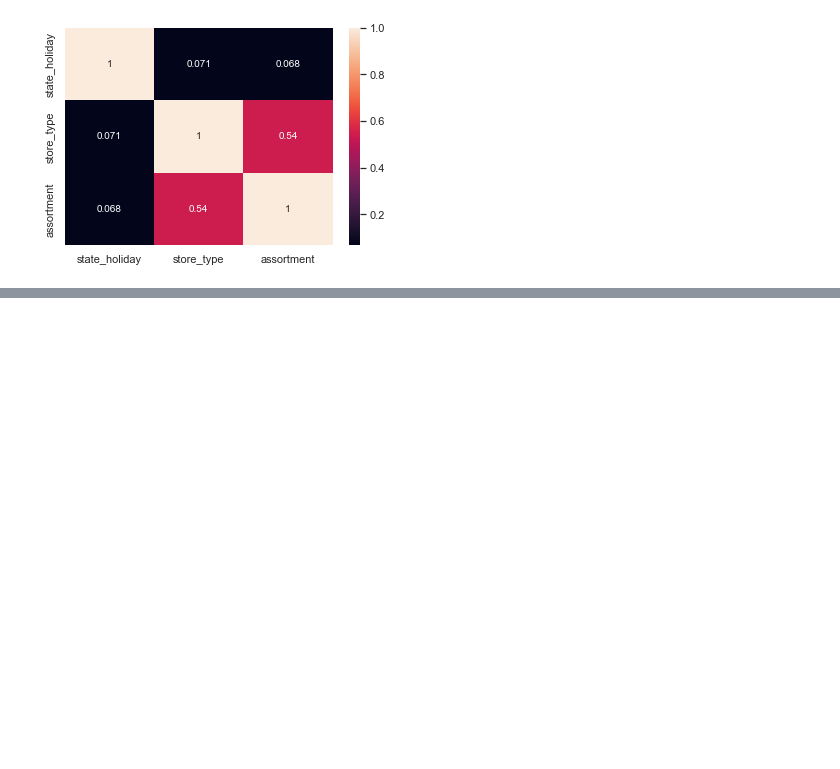
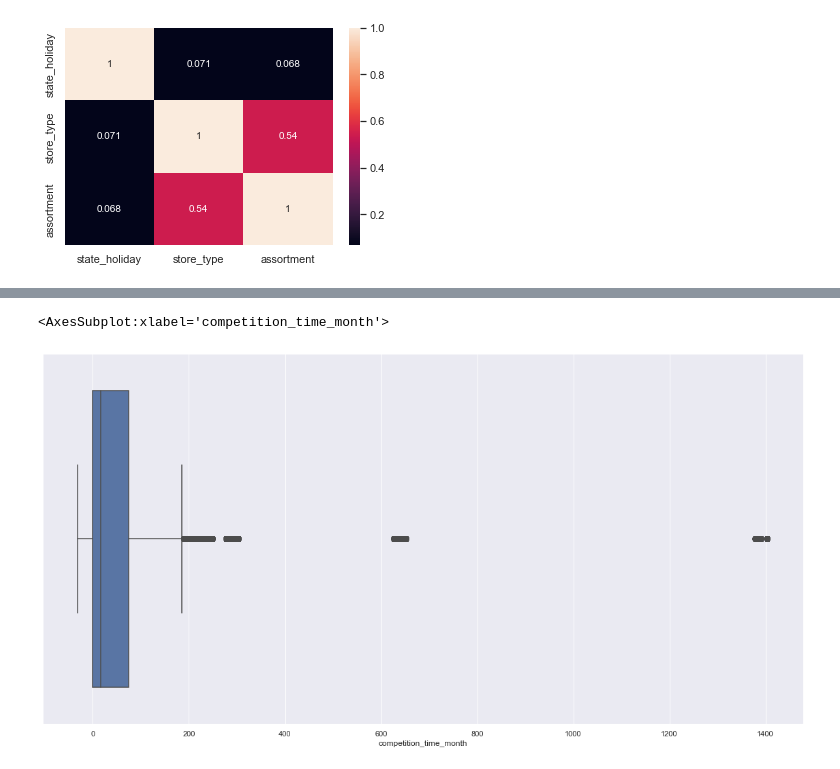
Before and after one commit to ramirovsjunior/datascience_em_producao, a Jupyter notebook: m04_v01_store_sales_prediction.ipynb, the cells around one changed output, grey strips where cells are left out. Saved outputs shown, nothing was run; the diff lists cells and outputs as text; code cells hidden in the pictures; blank space fills up the shorter version.

```diff
--- a/m04_v01_store_sales_prediction.ipynb
+++ b/m04_v01_store_sales_prediction.ipynb
@@ -843,0 +874,6 @@ df5 = df4.copy()
+# %%
+# plot competition time month
+sns.boxplot(df5['competition_time_month'])
+# %% [output]
+<AxesSubplot:xlabel='competition_time_month'>
+[figure, added]
```
Also changed, not shown: parts of 25 cells of this notebook.
